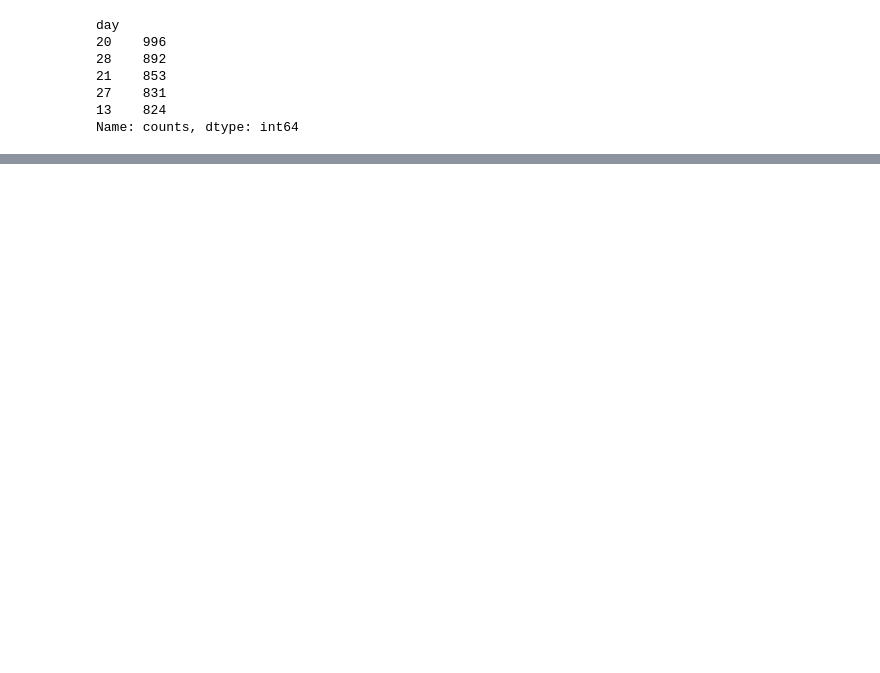
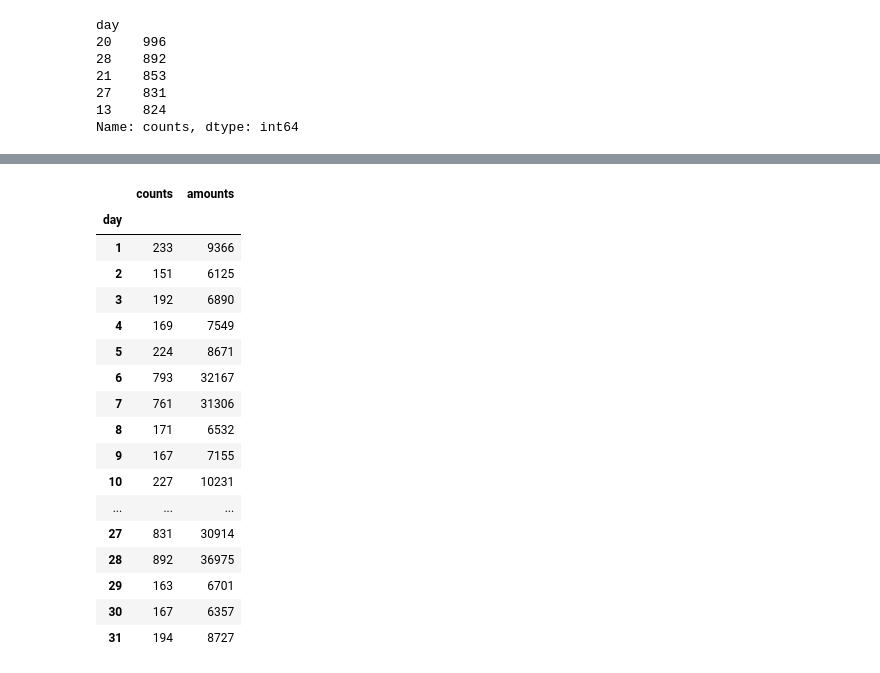
Before and after one commit to lsgd002/Data-analysis, a Jupyter notebook: 五大实战项目/餐厅订单数据分析.ipynb, the cells around one changed output, grey strips where cells are left out. Cells and saved outputs as stored; diff of their text form; code cells hidden in the pictures; blank space fills up the shorter version.

```diff
--- a/五大实战项目/餐厅订单数据分析.ipynb
+++ b/五大实战项目/餐厅订单数据分析.ipynb
@@ -484,0 +763,3 @@ plt.show()
+# %%
+ser5 = data.groupby('day').counts.sum()
+ser5
@@ -484,0 +784,3 @@ plt.show()
+# %%
+ser11 = data.groupby('day').amounts.sum()
+ser11
@@ -484,0 +805,22 @@ plt.show()
+# %%
+new_df = pd.concat([ser5, ser11], axis=1)
+new_df
+# %% [output]
+|  | counts | amounts |
+| day |  |  |
+| 1 | 233 | 9366 |
+| 2 | 151 | 6125 |
+| 3 | 192 | 6890 |
+| 4 | 169 | 7549 |
+| 5 | 224 | 8671 |
+| 6 | 793 | 32167 |
+| 7 | 761 | 31306 |
+| 8 | 171 | 6532 |
+| 9 | 167 | 7155 |
+| 10 | 227 | 10231 |
+| ... | ... | ... |
+| 27 | 831 | 30914 |
+| 28 | 892 | 36975 |
+| 29 | 163 | 6701 |
+| 30 | 167 | 6357 |
+| 31 | 194 | 8727 |
```
Also changed, not shown: parts of 31 cells of this notebook.
